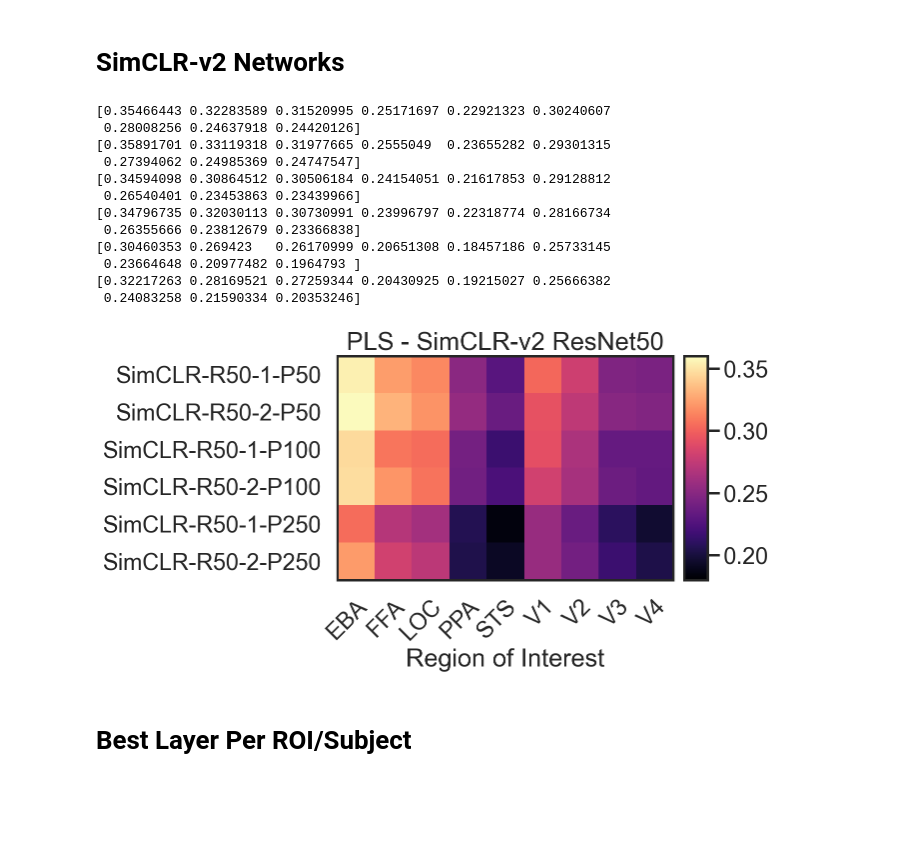
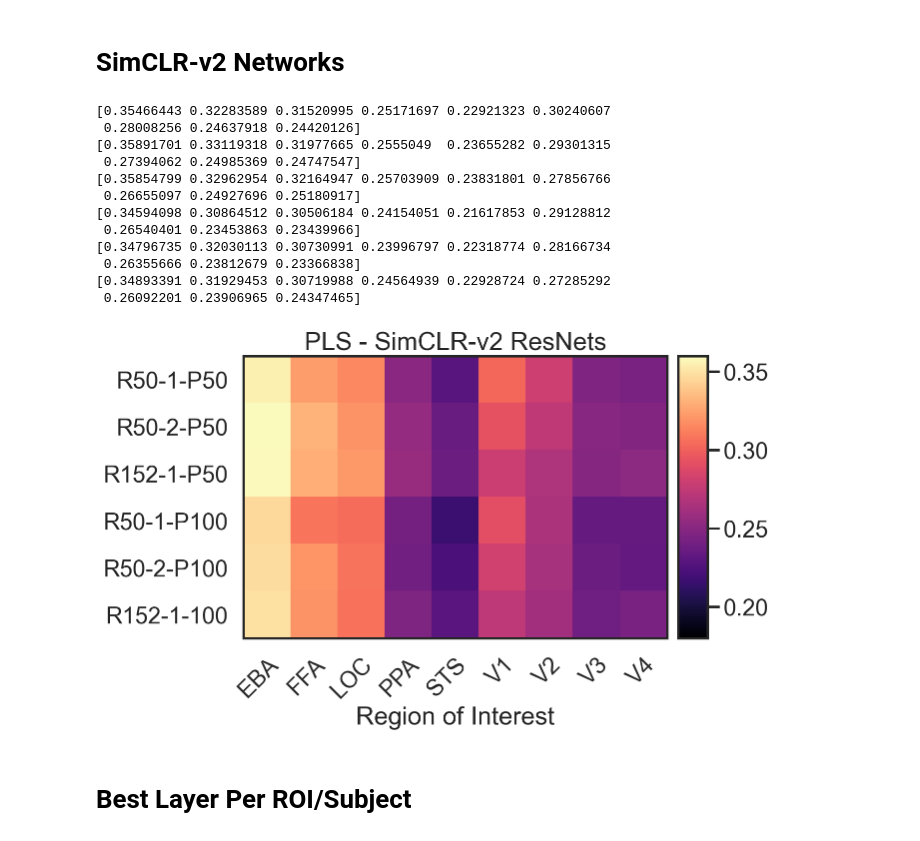
Before and after one commit to RobertTLange/algonauts-2021, a Jupyter notebook: notebooks/inspect_experiments.ipynb, the cells around one changed output. Drawn from its saved outputs; the diff is of its cells as text; code cells hidden in the pictures; blank space fills up the shorter version.

```diff
--- a/notebooks/inspect_experiments.ipynb
+++ b/notebooks/inspect_experiments.ipynb
@@ -351,39 +351,59 @@ meta_log_250_r50_1, hyper_log_250_r50_1 = load_result_logs("../data/experiments/
 meta_log_250_r50_2, hyper_log_250_r50_2 = load_result_logs("../data/experiments/roi/simclr/pls_pca_250_simclr_r50_2_bo_25")
 
 
+meta_log_50_r101_1x_sk0, hyper_log_50_r101_1x_sk0 = load_result_logs("../data/experiments/roi/simclr/pls_pca_50_simclr_r101_1x_sk0_bo_25")
+meta_log_50_r101_1x_sk1, hyper_log_50_r101_1x_sk1 = load_result_logs("../data/experiments/roi/simclr/pls_pca_50_simclr_r101_1x_sk1_bo_25")
+meta_log_50_r101_2x_sk0, hyper_log_50_r101_2x_sk0 = load_result_logs("../data/experiments/roi/simclr/pls_pca_50_simclr_r101_2x_sk0_1_bo_25")
+meta_log_50_r101_2x_sk1, hyper_log_50_r101_2x_sk1 = load_result_logs("../data/experiments/roi/simclr/pls_pca_50_simclr_r101_2x_sk1_bo_25")
+
+meta_log_50_r152_2x_sk1, hyper_log_50_r152_2x_sk1 = load_result_logs("../data/experiments/roi/simclr/pls_pca_50_simclr_r152_2x_sk1_bo_25")
+meta_log_50_r152_3x_sk1, hyper_log_50_r152_3x_sk1 = load_result_logs("../data/experiments/roi/simclr/pls_pca_50_simclr_r152_3x_sk1_bo_25")
+meta_log_100_r152_2x_sk1, hyper_log_100_r152_2x_sk1 = load_result_logs("../data/experiments/roi/simclr/pls_pca_100_simclr_r152_2x_sk1_bo_25")
+meta_log_100_r152_3x_sk1, hyper_log_100_r152_3x_sk1 = load_result_logs("../data/experiments/roi/simclr/pls_pca_100_simclr_r152_3x_sk1_bo_25")
+
+
 pca_50_simclr_r50_1 = get_norm_score(hyper_log_50_r50_1)
 pca_50_simclr_r50_2 = get_norm_score(hyper_log_50_r50_2)
+pca_50_simclr_r152_3x_sk1 = get_norm_score(hyper_log_50_r152_3x_sk1)
 
 pca_100_simclr_r50_1 = get_norm_score(hyper_log_100_r50_1)
 pca_100_simclr_r50_2 = get_norm_score(hyper_log_100_r50_2)
+pca_100_simclr_r152_3x_sk1 = get_norm_score(hyper_log_100_r152_3x_sk1)
+# pca_250_simclr_r50_1 = get_norm_score(hyper_log_250_r50_1)
+# pca_250_simclr_r50_2 = get_norm_score(hyper_log_250_r50_2)
 
-pca_250_simclr_r50_1 = get_norm_score(hyper_log_250_r50_1)
-pca_250_simclr_r50_2 = get_norm_score(hyper_log_250_r50_2)
+# pca_50_simclr_r101_1x_sk0 = get_norm_score(hyper_log_50_r101_1x_sk0)
+# pca_50_simclr_r101_1x_sk1 = get_norm_score(hyper_log_50_r101_1x_sk1)
+# pca_50_simclr_r101_2x_sk0 = get_norm_score(hyper_log_50_r101_2x_sk0)
+# pca_50_simclr_r101_2x_sk1 = get_norm_score(hyper_log_50_r101_2x_sk1)
+
+#pca_50_simclr_r152_2x_sk1 = get_norm_score(hyper_log_50_r152_2x_sk1)
+#pca_100_simclr_r152_2x_sk1 = get_norm_score(hyper_log_100_r152_2x_sk1)
 # %% [output]
 [0.35466443 0.32283589 0.31520995 0.25171697 0.22921323 0.30240607
  0.28008256 0.24637918 0.24420126]
 [0.35891701 0.33119318 0.31977665 0.2555049  0.23655282 0.29301315
  0.27394062 0.24985369 0.24747547]
+[0.35854799 0.32962954 0.32164947 0.25703909 0.23831801 0.27856766
+ 0.26655097 0.24927696 0.25180917]
 [0.34594098 0.30864512 0.30506184 0.24154051 0.21617853 0.29128812
  0.26540401 0.23453863 0.23439966]
 [0.34796735 0.32030113 0.30730991 0.23996797 0.22318774 0.28166734
  0.26355666 0.23812679 0.23366838]
-[0.30460353 0.269423   0.26170999 0.20651308 0.18457186 0.25733145
- 0.23664648 0.20977482 0.1964793 ]
-[0.32217263 0.28169521 0.27259344 0.20430925 0.19215027 0.25666382
- 0.24083258 0.21590334 0.20353246]
+[0.34893391 0.31929453 0.30719988 0.24564939 0.22928724 0.27285292
+ 0.26092201 0.23906965 0.24347465]
 # %%
-scores = [pca_50_simclr_r50_1, pca_50_simclr_r50_2, pca_100_simclr_r50_1, pca_100_simclr_r50_2,
-          pca_250_simclr_r50_1, pca_250_simclr_r50_2]
-range_y = ['SimCLR-R50-1-P50', "SimCLR-R50-2-P50", "SimCLR-R50-1-P100", "SimCLR-R50-2-P100",
-           "SimCLR-R50-1-P250", "SimCLR-R50-2-P250"][::-1]
+scores = [pca_50_simclr_r50_1, pca_50_simclr_r50_2, pca_50_simclr_r152_3x_sk1,
+          pca_100_simclr_r50_1, pca_100_simclr_r50_2, pca_100_simclr_r152_3x_sk1]
+range_y = ['R50-1-P50', "R50-2-P50", "R152-1-P50",
+           "R50-1-P100", "R50-2-P100", "R152-1-100"][::-1]
 range_x = ["EBA", "FFA", "LOC", "PPA", "STS", "V1", "V2", "V3", "V4"]
-title = "PLS - SimCLR-v2 ResNet50"
+title = "PLS - SimCLR-v2 ResNets"
 ylabel = None
 plot_combined_scores(scores, range_x, range_y, title, ylabel,
                      min_heat=0.18, max_heat=0.36)
 # %% [output]
-[figure, old version]
+[figure, new version]
 # %% [markdown]
 # Best Layer Per ROI/Subject
 # %%
```
Also changed, not shown: 13 other files.
